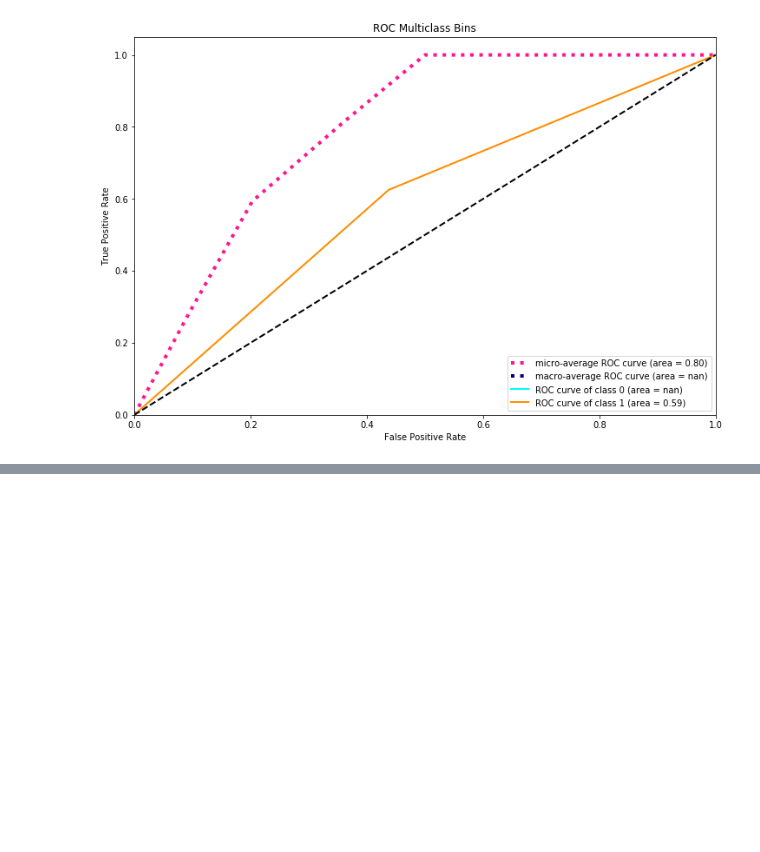
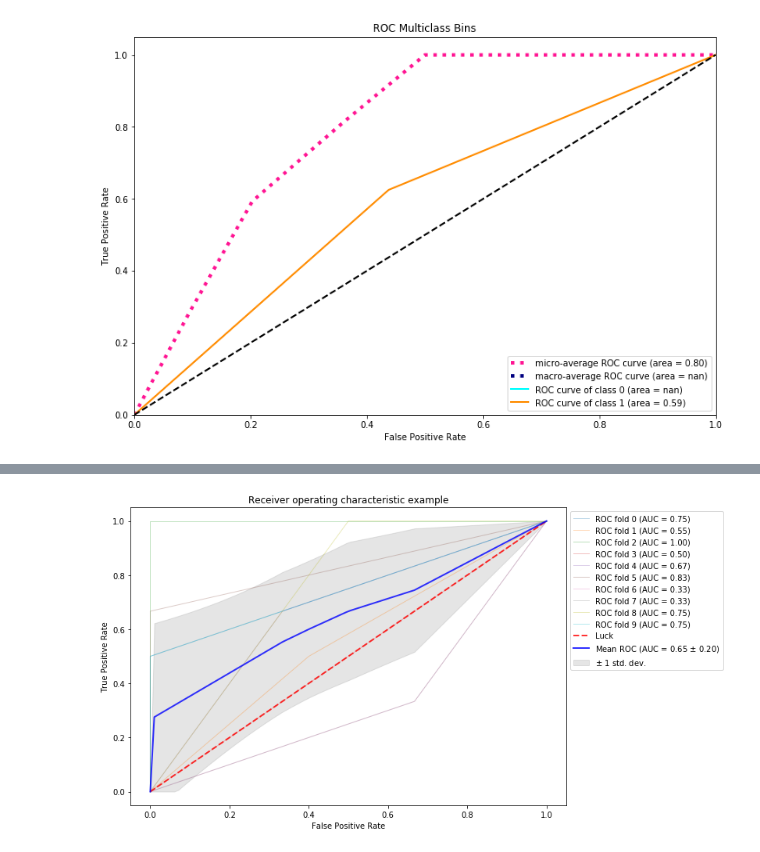
Before and after one commit to agalbachicar/fa_momentum, a Jupyter notebook: src/momentum.ipynb, the cells around one changed output, grey strips where cells are left out. Saved outputs shown, nothing was run; the diff lists cells and outputs as text; code cells hidden in the pictures; blank space fills up the shorter version.

```diff
--- a/src/momentum.ipynb
+++ b/src/momentum.ipynb
@@ -75,6 +79,7 @@ CLF_LAST_W = 0.75
 FAST_EWMA_NUM_DAYS=3
 SLOW_EWMA_NUM_DAYS=7
 TEST_SIZE=0.5
+PCT_EMBARGO=0.01
 # %%
 def plot_mtum(df):
     '''
@@ -1552,0 +1811,12 @@ weighted avg       0.59      0.59      0.59        32
+# %%
+# When enabling feature importance, we should leave them all here.
+X2 = events.dropna().drop(['trgt', 't1'], axis=1)
+y2 = labels['bin']
+tt1 = events.dropna().drop(['trgt', 'side'], axis=1)
+
+# Now with embargo...
+skf = PurgedKFold(n_splits=10, t1=tt1['t1'], pctEmbargo=PCT_EMBARGO)
+rfc = getRandomForest(n_estimator=1000)
+crossValPlot2(skf, rfc, X2, y2)
+# %% [output]
+[figure, added]
```
Also changed, not shown: parts of 16 cells of this notebook.
